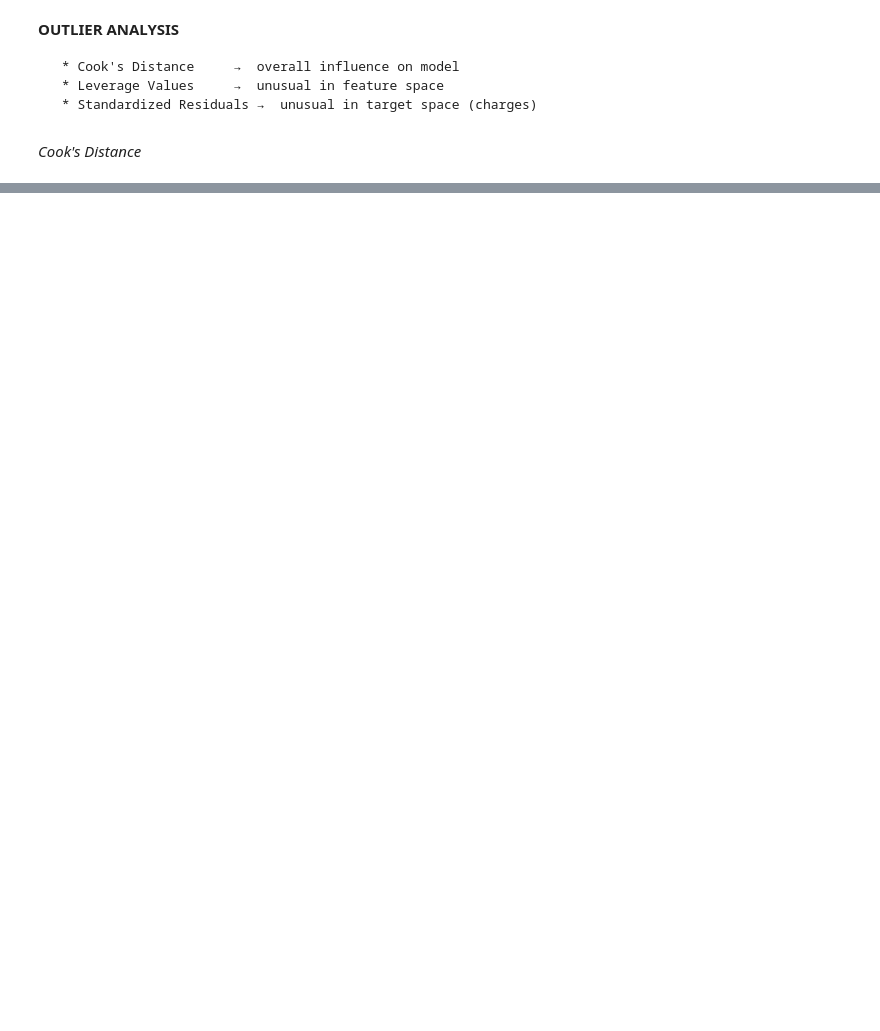
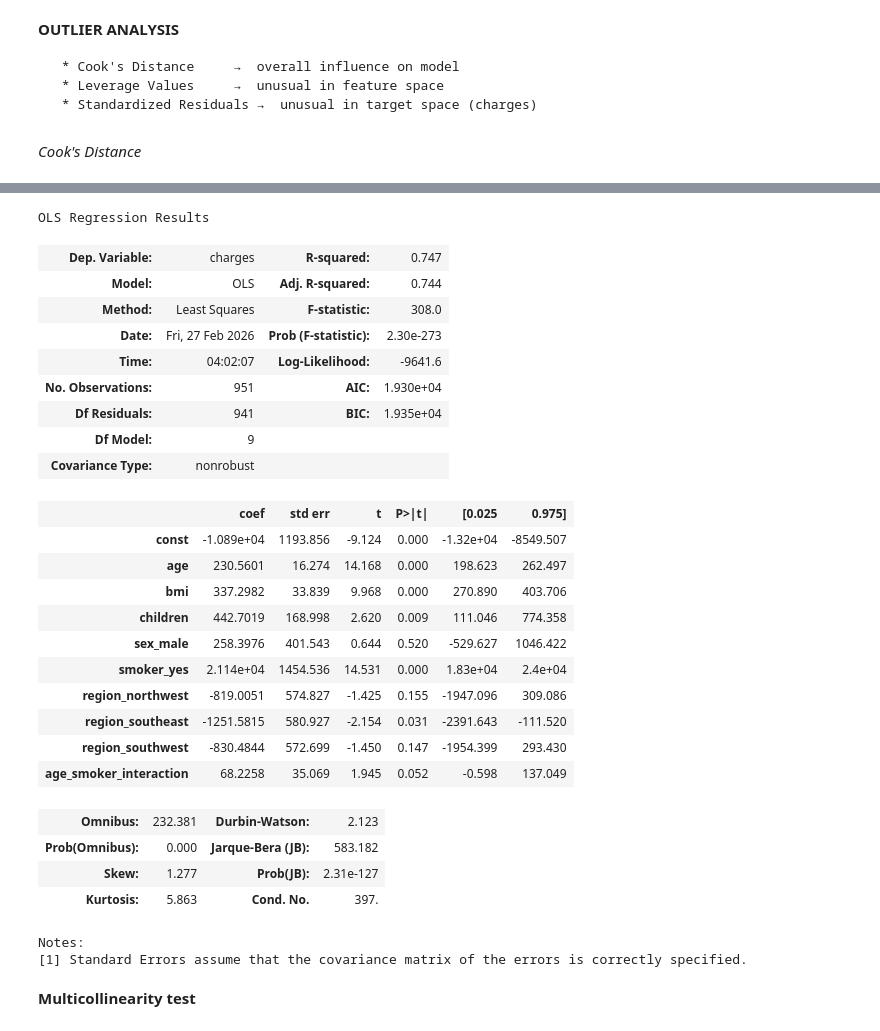
Before and after one commit to aparna-2001/medical-insurance-charges-ML-model-2021-2025, a Jupyter notebook: medical_insurance_charges_ML_model_2021_2025.ipynb, the cells around one changed output, grey strips where cells are left out. Saved outputs shown, nothing was run; the diff lists cells and outputs as text; code cells hidden in the pictures; blank space fills up the shorter version.

```diff
--- a/medical_insurance_charges_ML_model_2021_2025.ipynb
+++ b/medical_insurance_charges_ML_model_2021_2025.ipynb
@@ -723,0 +783,68 @@ plt.show()
+# %%
+def cooks_influence(data, model):
+
+    # Get Cook's Distance
+    influence = model.get_influence()
+    cooks_d, _ = influence.cooks_distance
+
+    # Define threshold
+    threshold = 4 / len(data)
+
+    # Find influential row indices
+    influential_idx = np.where(cooks_d > threshold)[0]
+    #print(f"Influential points found : {len(influential_idx)}")
+    #print(f"Threshold used           : {threshold:.5f}")
+
+    # Drop influential rows
+    cleaned_data = data.drop(data.index[influential_idx]).reset_index(drop=True)
+    #print(f"Original shape  : {data.shape}")
+    #print(f"Cleaned shape   : {cleaned_data.shape}")
+    #print(f"Rows removed    : {len(influential_idx)}")
+
+    #print(f"% removed       : {len(influential_idx)/len(data)*100:.2f}%")
+
+    return cleaned_data
+# %%
+cooks_cleaned_data = cooks_influence(medical_df_clean, model_1)
+# %%
+x_3 = sm.add_constant(cooks_cleaned_data.drop(columns=['charges']))
+y_3 = cooks_cleaned_data['charges']
+
+
+train_x3, test_x3, train_y3, test_y3 = train_test_split(x_3,
+                                                        y_3,
+                                                        train_size = 0.8,
+                                                        random_state = 100)
+
+model_3 = sm.OLS(train_y3, train_x3).fit()
+model_3.summary()
+# %% [output]
+OLS Regression Results
+| Dep. Variable: | charges | R-squared: | 0.747 |
+| Model: | OLS | Adj. R-squared: | 0.744 |
+| Method: | Least Squares | F-statistic: | 308.0 |
+| Date: | Fri, 27 Feb 2026 | Prob (F-statistic): | 2.30e-273 |
+| Time: | 04:02:07 | Log-Likelihood: | -9641.6 |
+| No. Observations: | 951 | AIC: | 1.930e+04 |
+| Df Residuals: | 941 | BIC: | 1.935e+04 |
+| Df Model: | 9 |  |  |
+| Covariance Type: | nonrobust |  |  |
+|  | coef | std err | t | P>|t| | [0.025 | 0.975] |
+| const | -1.089e+04 | 1193.856 | -9.124 | 0.000 | -1.32e+04 | -8549.507 |
+| age | 230.5601 | 16.274 | 14.168 | 0.000 | 198.623 | 262.497 |
+| bmi | 337.2982 | 33.839 | 9.968 | 0.000 | 270.890 | 403.706 |
+| children | 442.7019 | 168.998 | 2.620 | 0.009 | 111.046 | 774.358 |
+| sex_male | 258.3976 | 401.543 | 0.644 | 0.520 | -529.627 | 1046.422 |
+| smoker_yes | 2.114e+04 | 1454.536 | 14.531 | 0.000 | 1.83e+04 | 2.4e+04 |
+| region_northwest | -819.0051 | 574.827 | -1.425 | 0.155 | -1947.096 | 309.086 |
+| region_southeast | -1251.5815 | 580.927 | -2.154 | 0.031 | -2391.643 | -111.520 |
+| region_southwest | -830.4844 | 572.699 | -1.450 | 0.147 | -1954.399 | 293.430 |
+| age_smoker_interaction | 68.2258 | 35.069 | 1.945 | 0.052 | -0.598 | 137.049 |
+| Omnibus: | 232.381 | Durbin-Watson: | 2.123 |
+| Prob(Omnibus): | 0.000 | Jarque-Bera (JB): | 583.182 |
+| Skew: | 1.277 | Prob(JB): | 2.31e-127 |
+| Kurtosis: | 5.863 | Cond. No. | 397. |
+Notes:
+[1] Standard Errors assume that the covariance matrix of the errors is correctly specified.
+# %% [markdown]
+**Multicollinearity test**
```
Also changed, not shown: parts of 14 cells of this notebook.
